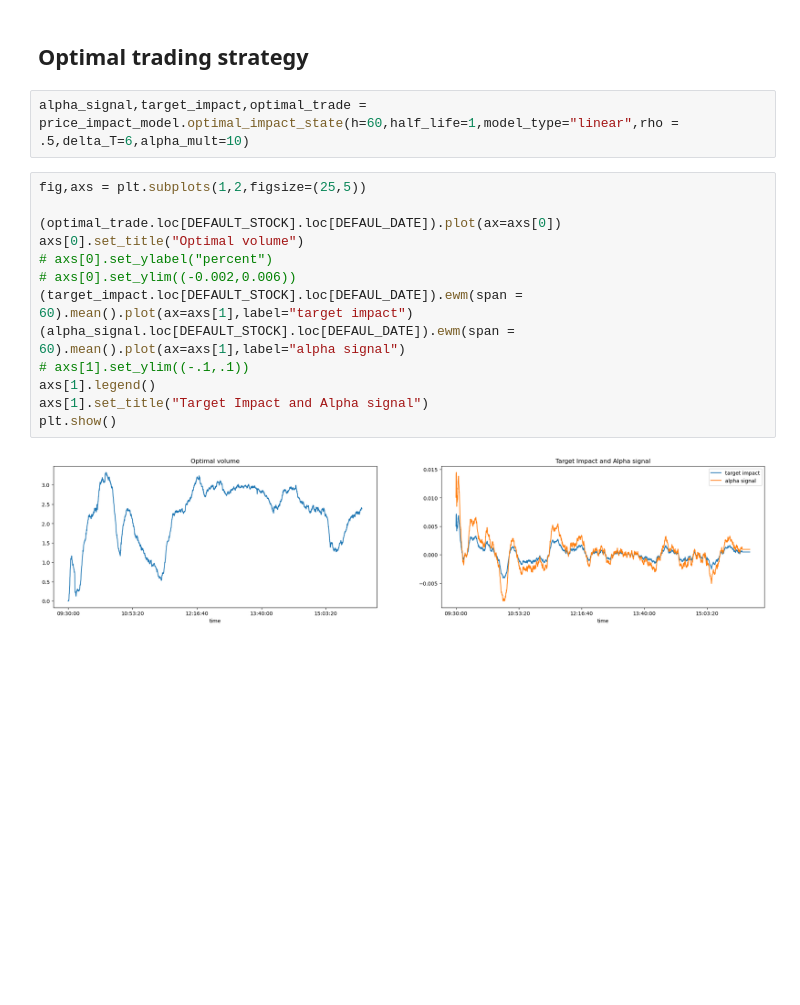
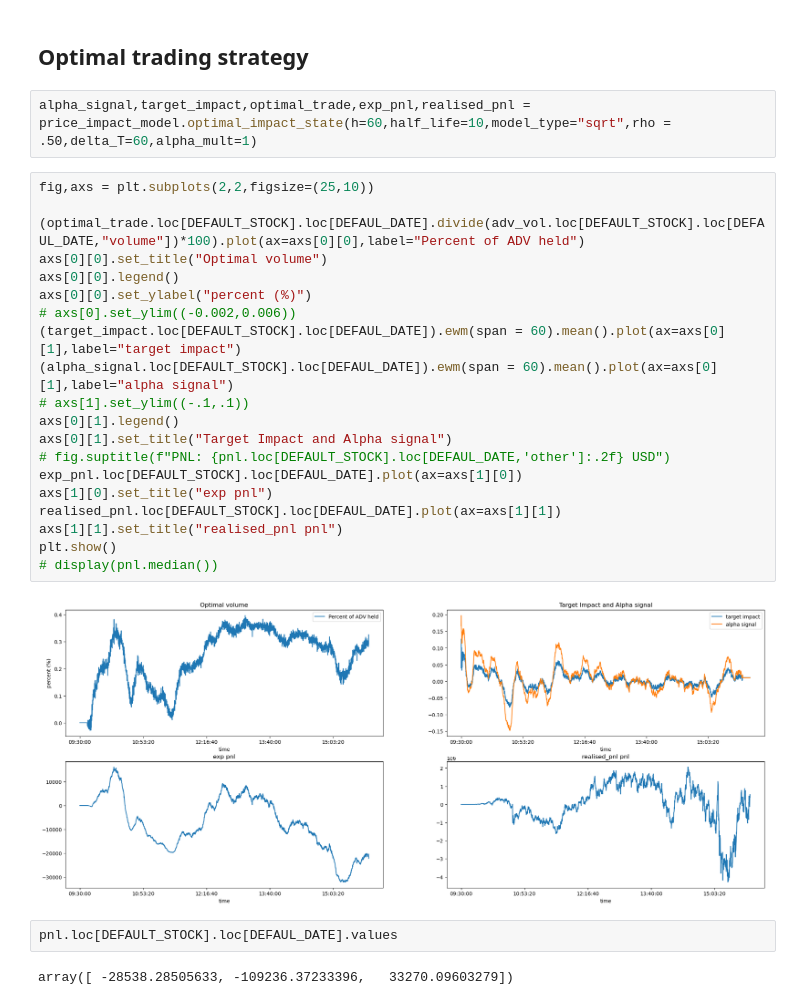
Before and after one commit to Max-Ded/computing-finance, a Jupyter notebook: High-Frequency-Algorithmic-Trading/coursework-notebook.ipynb, the cells around one changed output. Drawn from its saved outputs; the diff is of its cells as text; blank space fills up the shorter version.

Commit message:
new PNL computation - Optimal impact dimension revision

```diff
--- a/High-Frequency-Algorithmic-Trading/coursework-notebook.ipynb
+++ b/High-Frequency-Algorithmic-Trading/coursework-notebook.ipynb
@@ -873,19 +852,30 @@ plt.show()
 # %% [markdown]
 ## Optimal trading strategy
 # %%
-alpha_signal,target_impact,optimal_trade = price_impact_model.optimal_impact_state(h=60,half_life=1,model_type="linear",rho = .5,delta_T=6,alpha_mult=10)
+alpha_signal,target_impact,optimal_trade,exp_pnl,realised_pnl = price_impact_model.optimal_impact_state(h=60,half_life=10,model_type="sqrt",rho = .50,delta_T=60,alpha_mult=1)
 # %%
-fig,axs = plt.subplots(1,2,figsize=(25,5))
+fig,axs = plt.subplots(2,2,figsize=(25,10))
 
-(optimal_trade.loc[DEFAULT_STOCK].loc[DEFAUL_DATE]).plot(ax=axs[0])
-axs[0].set_title("Optimal volume")
-# axs[0].set_ylabel("percent")
+(optimal_trade.loc[DEFAULT_STOCK].loc[DEFAUL_DATE].divide(adv_vol.loc[DEFAULT_STOCK].loc[DEFAUL_DATE,"volume"])*100).plot(ax=axs[0][0],label="Percent of ADV held")
+axs[0][0].set_title("Optimal volume")
+axs[0][0].legend()
+axs[0][0].set_ylabel("percent (%)")
 # axs[0].set_ylim((-0.002,0.006))
-(target_impact.loc[DEFAULT_STOCK].loc[DEFAUL_DATE]).ewm(span = 60).mean().plot(ax=axs[1],label="target impact")
-(alpha_signal.loc[DEFAULT_STOCK].loc[DEFAUL_DATE]).ewm(span = 60).mean().plot(ax=axs[1],label="alpha signal")
+(target_impact.loc[DEFAULT_STOCK].loc[DEFAUL_DATE]).ewm(span = 60).mean().plot(ax=axs[0][1],label="target impact")
+(alpha_signal.loc[DEFAULT_STOCK].loc[DEFAUL_DATE]).ewm(span = 60).mean().plot(ax=axs[0][1],label="alpha signal")
 # axs[1].set_ylim((-.1,.1))
-axs[1].legend()
-axs[1].set_title("Target Impact and Alpha signal")
+axs[0][1].legend()
+axs[0][1].set_title("Target Impact and Alpha signal")
+# fig.suptitle(f"PNL: {pnl.loc[DEFAULT_STOCK].loc[DEFAUL_DATE,'other']:.2f} USD")
+exp_pnl.loc[DEFAULT_STOCK].loc[DEFAUL_DATE].plot(ax=axs[1][0])
+axs[1][0].set_title("exp pnl")
+realised_pnl.loc[DEFAULT_STOCK].loc[DEFAUL_DATE].plot(ax=axs[1][1])
+axs[1][1].set_title("realised_pnl pnl")
 plt.show()
+# display(pnl.median())
 # %% [output]
-[figure, old version]
+[figure, new version]
+# %%
+pnl.loc[DEFAULT_STOCK].loc[DEFAUL_DATE].values
+# %% [output]
+array([ -28538.28505633, -109236.37233396,   33270.09603279])
```
Also changed, not shown: parts of 4 cells of this notebook.
